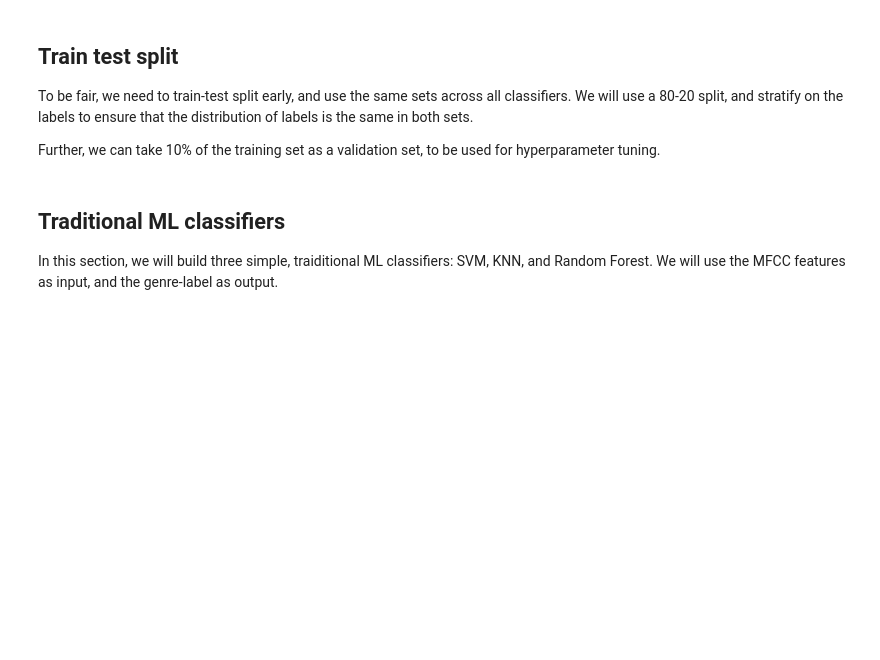
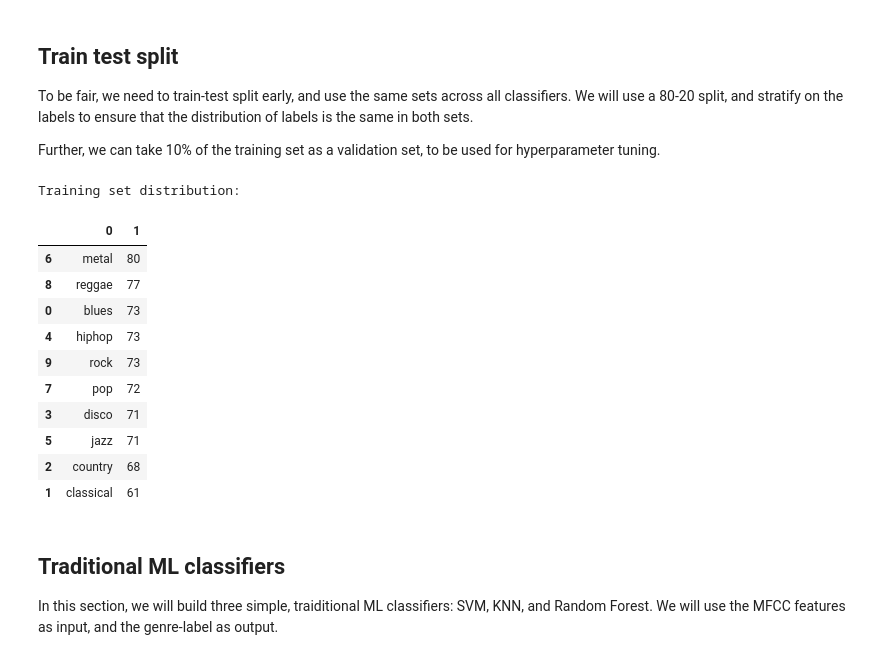
Before and after one commit to pmhalvor/public-data, a Jupyter notebook: notebooks/music-genre/classifiers.ipynb, the cells around one changed output. Saved outputs shown, nothing was run; the diff lists cells and outputs as text; code cells hidden in the pictures; blank space fills up the shorter version.

```diff
--- a/notebooks/music-genre/classifiers.ipynb
+++ b/notebooks/music-genre/classifiers.ipynb
@@ -74,3 +77,23 @@ X_train, X_val, y_train, y_val = train_test_split(X_train, y_train, test_size=0.
+# %%
+uniques, counts = np.unique(y_train, return_counts=True)
+print("Training set distribution:")
+train_value_counts = pd.DataFrame(list(zip(uniques, counts))).sort_values(by=1, ascending=False)
+
+train_value_counts.plot.bar(x=0, y=1, title="Training set distribution").show()
+train_value_counts
+# %% [output]
+Training set distribution:
+|  | 0 | 1 |
+| 6 | metal | 80 |
+| 8 | reggae | 77 |
+| 0 | blues | 73 |
+| 4 | hiphop | 73 |
+| 9 | rock | 73 |
+| 7 | pop | 72 |
+| 3 | disco | 71 |
+| 5 | jazz | 71 |
+| 2 | country | 68 |
+| 1 | classical | 61 |
 # %% [markdown]
 ## Traditional ML classifiers
 In this section, we will build three simple, traiditional ML classifiers: SVM, KNN, and Random Forest. We will use the MFCC features as input, and the genre-label as output.
```
Also changed, not shown: parts of 20 cells of this notebook.
